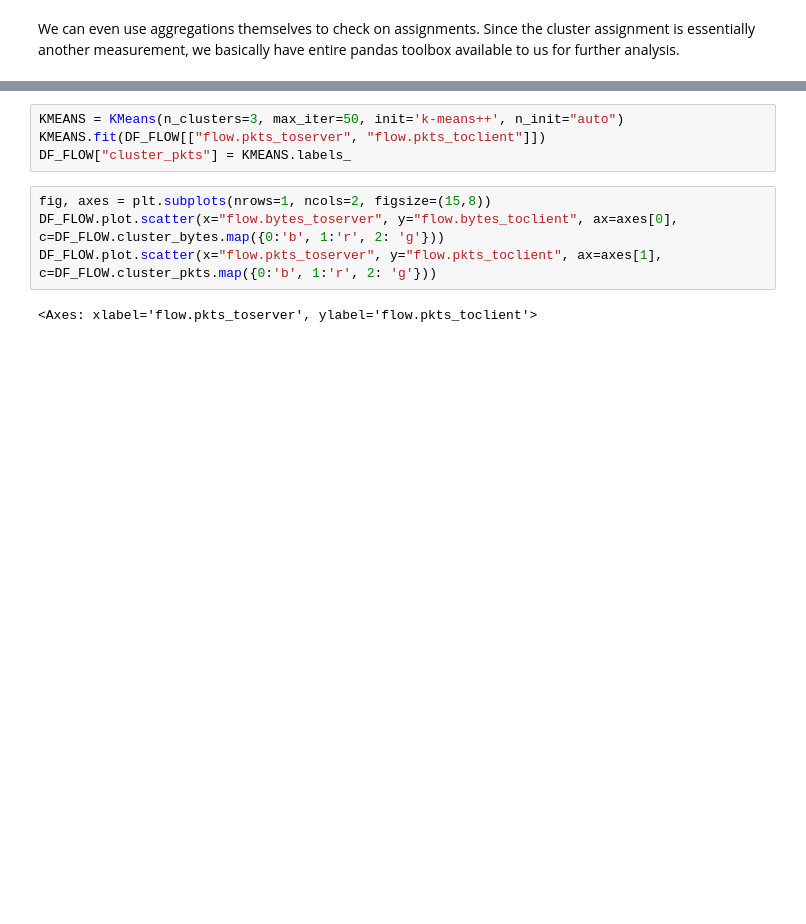
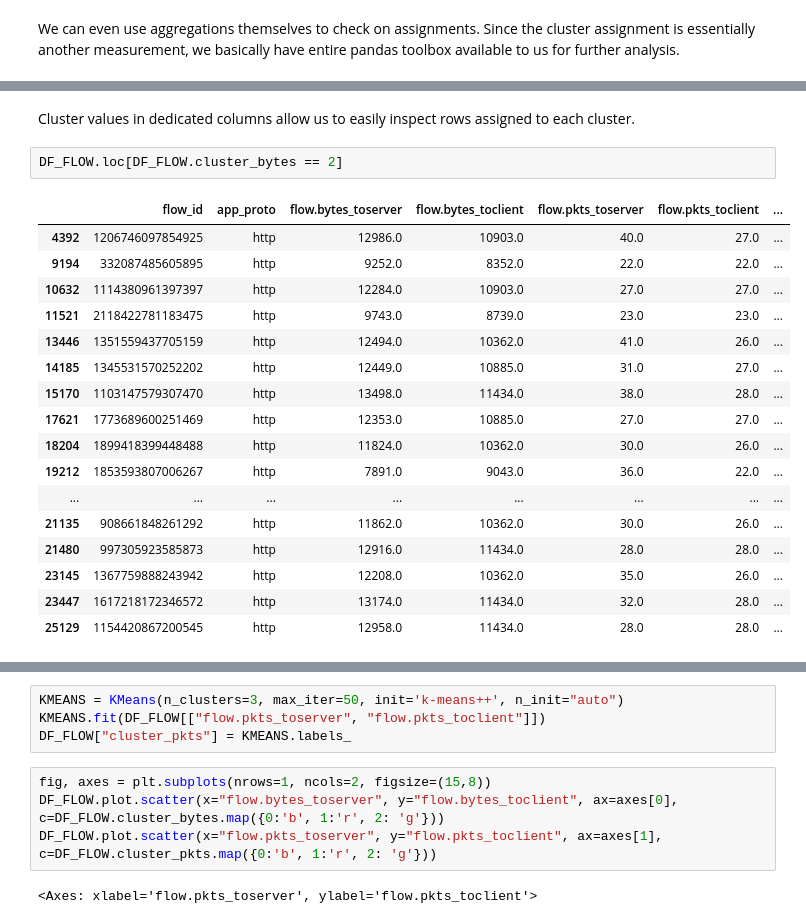
Before and after one commit to markuskont/suricata-analytics-1, a Jupyter notebook: jupyter/Notebooks/JupyterPlaybooksForSuricata.ipynb, the cells around one changed output, grey strips where cells are left out. Drawn from its saved outputs; the diff is of its cells as text; blank space fills up the shorter version.

```diff
--- a/jupyter/Notebooks/JupyterPlaybooksForSuricata.ipynb
+++ b/jupyter/Notebooks/JupyterPlaybooksForSuricata.ipynb
@@ -1169,0 +1173,22 @@ DF_FLOW.plot.scatter(x="flow.bytes_toserver", y="flow.bytes_toclient", c=DF_FLOW
+# %% [markdown]
+Cluster values in dedicated columns allow us to easily inspect rows assigned to each cluster.
+# %%
+DF_FLOW.loc[DF_FLOW.cluster_bytes == 2]
+# %% [output]
+|  | flow_id | app_proto | flow.bytes_toserver | flow.bytes_toclient | flow.pkts_toserver | flow.pkts_toclient | ... |
+| 4392 | 1206746097854925 | http | 12986.0 | 10903.0 | 40.0 | 27.0 | ... |
+| 9194 | 332087485605895 | http | 9252.0 | 8352.0 | 22.0 | 22.0 | ... |
+| 10632 | 1114380961397397 | http | 12284.0 | 10903.0 | 27.0 | 27.0 | ... |
+| 11521 | 2118422781183475 | http | 9743.0 | 8739.0 | 23.0 | 23.0 | ... |
+| 13446 | 1351559437705159 | http | 12494.0 | 10362.0 | 41.0 | 26.0 | ... |
+| 14185 | 1345531570252202 | http | 12449.0 | 10885.0 | 31.0 | 27.0 | ... |
+| 15170 | 1103147579307470 | http | 13498.0 | 11434.0 | 38.0 | 28.0 | ... |
+| 17621 | 1773689600251469 | http | 12353.0 | 10885.0 | 27.0 | 27.0 | ... |
+| 18204 | 1899418399448488 | http | 11824.0 | 10362.0 | 30.0 | 26.0 | ... |
+| 19212 | 1853593807006267 | http | 7891.0 | 9043.0 | 36.0 | 22.0 | ... |
+| ... | ... | ... | ... | ... | ... | ... | ... |
+| 21135 | 908661848261292 | http | 11862.0 | 10362.0 | 30.0 | 26.0 | ... |
+| 21480 | 997305923585873 | http | 12916.0 | 11434.0 | 28.0 | 28.0 | ... |
+| 23145 | 1367759888243942 | http | 12208.0 | 10362.0 | 35.0 | 26.0 | ... |
+| 23447 | 1617218172346572 | http | 13174.0 | 11434.0 | 32.0 | 28.0 | ... |
+| 25129 | 1154420867200545 | http | 12958.0 | 11434.0 | 28.0 | 28.0 | ... |
```
Also changed, not shown: parts of 55 cells of this notebook.
